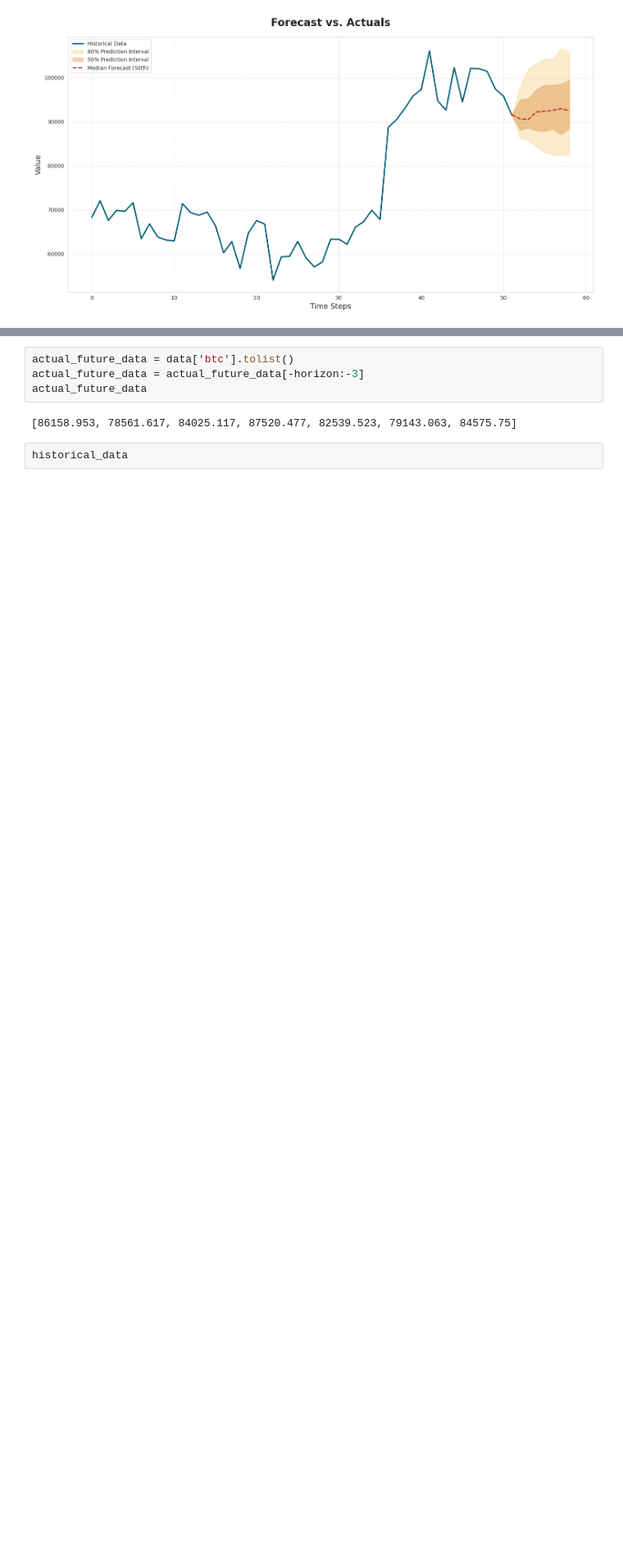
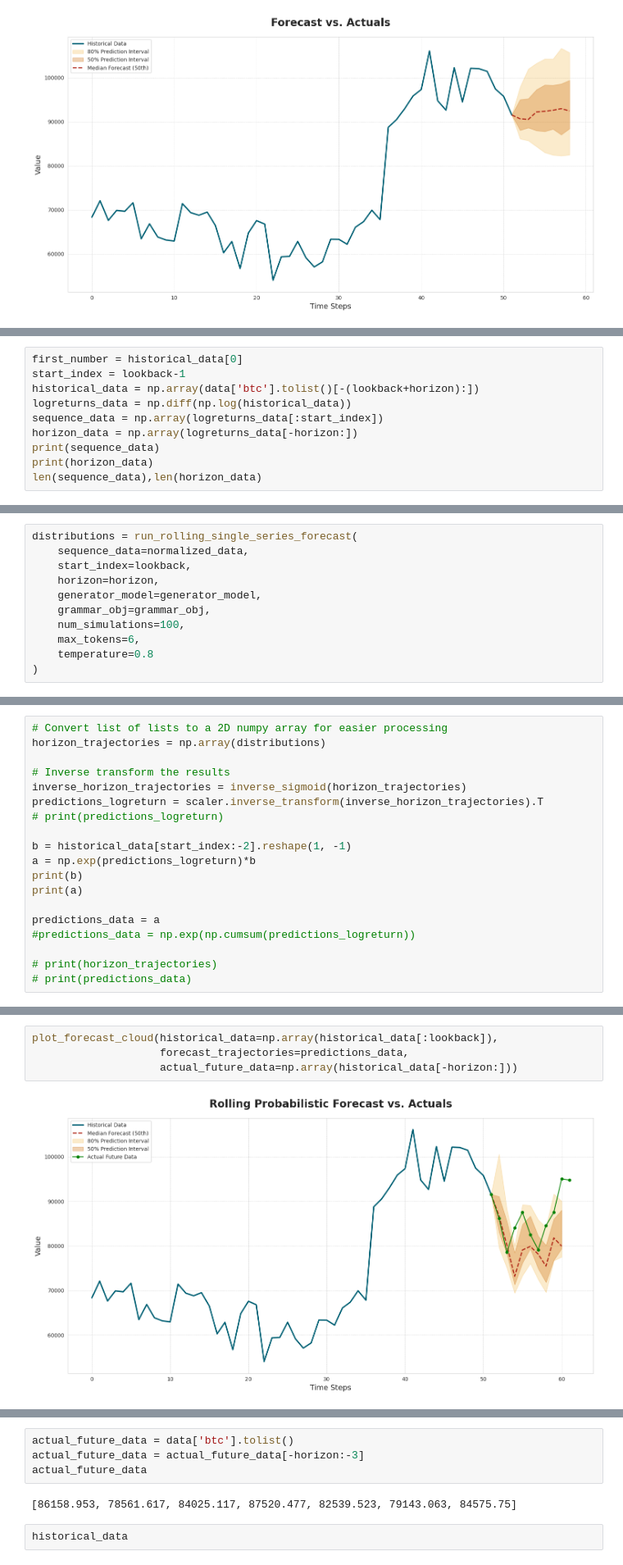
Before and after one commit to labrem/sapheneia, a Jupyter notebook: notebooks/marcelo/sapheneia_v2.ipynb, the cells around one changed output, grey strips where cells are left out. Shown at 82% size. Cells and saved outputs as stored; diff of their text form; blank space fills up the shorter version.

Commit message:
Completed "Test with single-time-series single-step model inference"

```diff
--- a/notebooks/marcelo/sapheneia_v2.ipynb
+++ b/notebooks/marcelo/sapheneia_v2.ipynb
@@ -646,0 +809,10 @@ else:
+# %%
+first_number = historical_data[0]
+start_index = lookback-1
+historical_data = np.array(data['btc'].tolist()[-(lookback+horizon):])
+logreturns_data = np.diff(np.log(historical_data))
+sequence_data = np.array(logreturns_data[:start_index])
+horizon_data = np.array(logreturns_data[-horizon:])
+print(sequence_data)
+print(horizon_data)
+len(sequence_data),len(horizon_data)
@@ -646,0 +1075,11 @@ else:
+# %%
+distributions = run_rolling_single_series_forecast(
+    sequence_data=normalized_data,
+    start_index=lookback,
+    horizon=horizon,
+    generator_model=generator_model,
+    grammar_obj=grammar_obj,
+    num_simulations=100,
+    max_tokens=6,
+    temperature=0.8
+)
@@ -646,0 +1102,19 @@ else:
+# %%
+# Convert list of lists to a 2D numpy array for easier processing
+horizon_trajectories = np.array(distributions)
+
+# Inverse transform the results
+inverse_horizon_trajectories = inverse_sigmoid(horizon_trajectories)
+predictions_logreturn = scaler.inverse_transform(inverse_horizon_trajectories).T
+# print(predictions_logreturn)
+
+b = historical_data[start_index:-2].reshape(1, -1)
+a = np.exp(predictions_logreturn)*b
+print(b)
+print(a)
+
+predictions_data = a
+#predictions_data = np.exp(np.cumsum(predictions_logreturn))
+
+# print(horizon_trajectories)
+# print(predictions_data)
@@ -646,0 +1184,6 @@ else:
+# %%
+plot_forecast_cloud(historical_data=np.array(historical_data[:lookback]),
+                    forecast_trajectories=predictions_data,
+                    actual_future_data=np.array(historical_data[-horizon:]))
+# %% [output]
+[figure, added]
```
Also changed, not shown: parts of 28 cells of this notebook.
